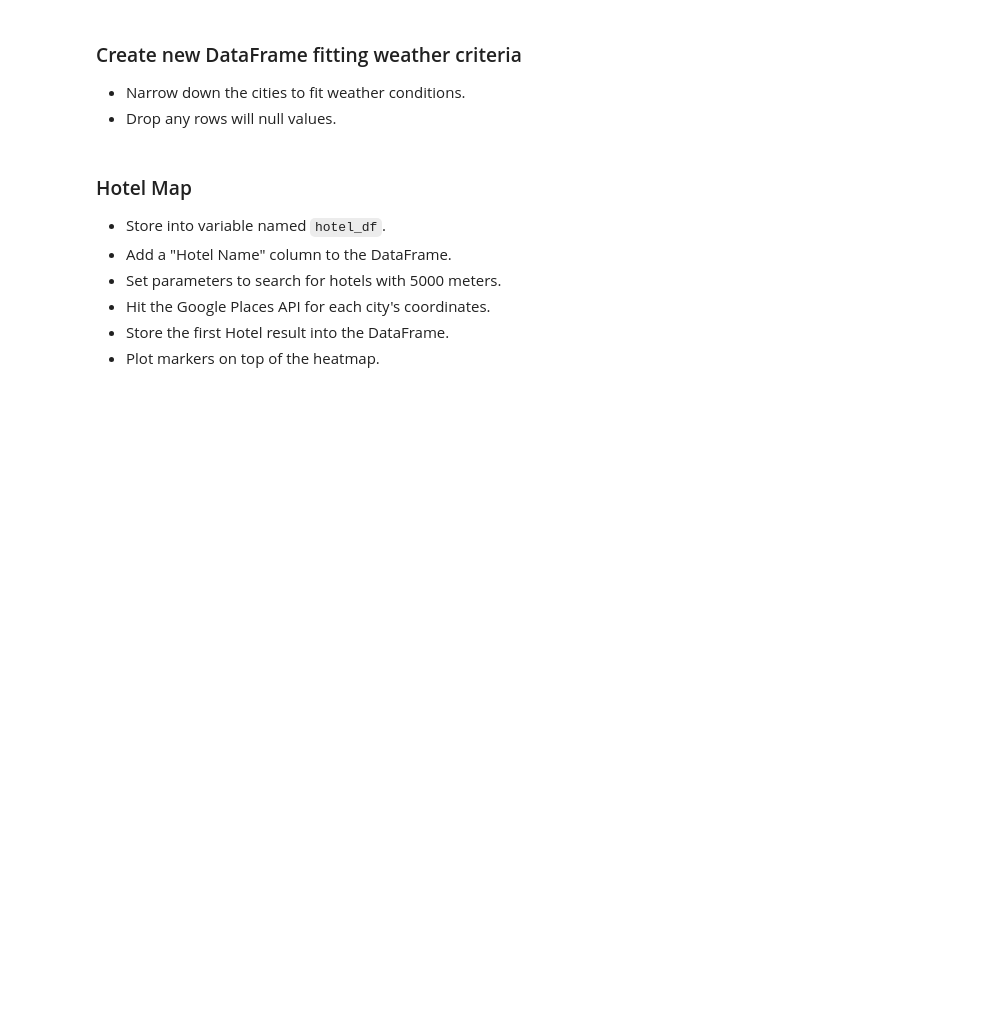
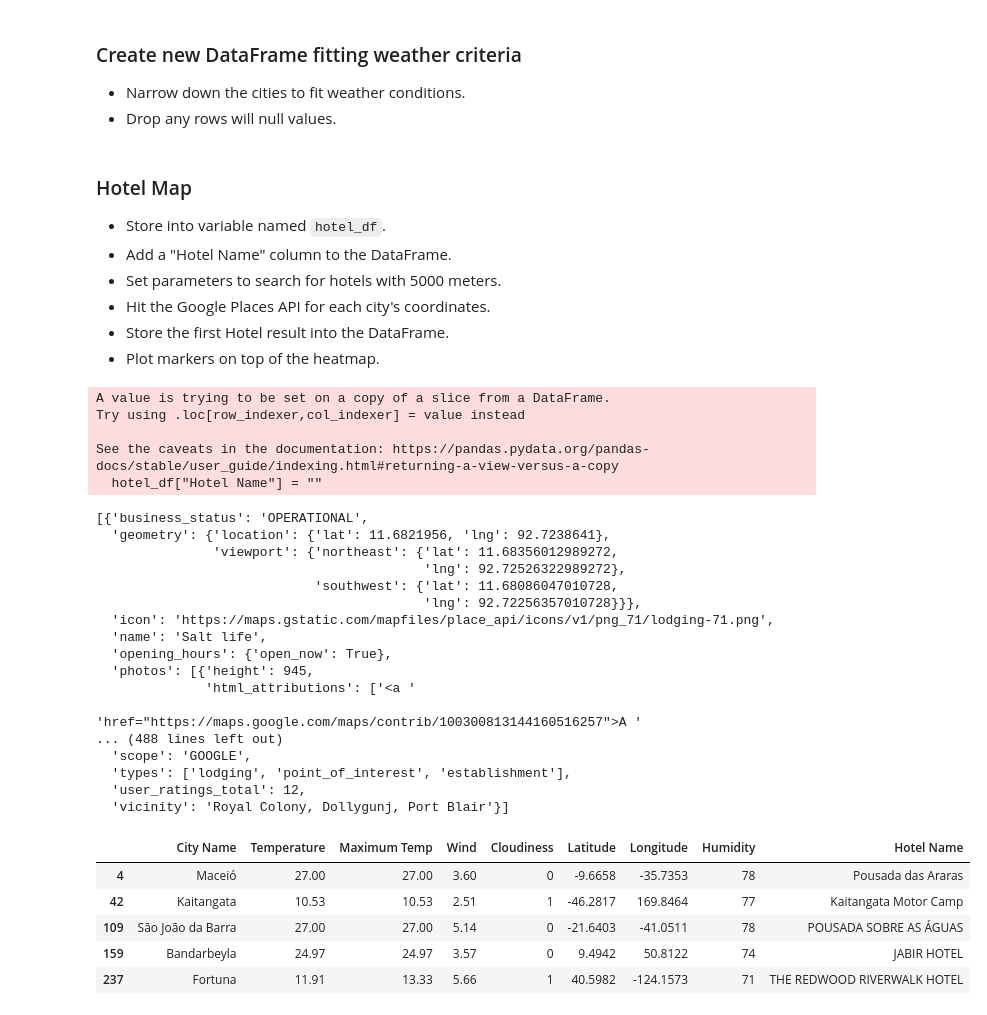
Before and after one commit to Loki-codes/python-API-Homework, a Jupyter notebook: 06-Python-APIs copy/Instructions/starter_code/VacationPy.ipynb, the cells around one changed output. Saved outputs shown, nothing was run; the diff lists cells and outputs as text; code cells hidden in the pictures; blank space fills up the shorter version.

```diff
--- a/06-Python-APIs copy/Instructions/starter_code/VacationPy.ipynb
+++ b/06-Python-APIs copy/Instructions/starter_code/VacationPy.ipynb
@@ -46,3 +52,7 @@ fig.add_layer(gmaps.heatmap_layer(locations, weights=weights))
 fig
 # %% [output]
 [interactive output not drawn]
+# %%
+#I like a little bit of couds so I made the coul
+ndf = df.loc[((df['Humidity']< 80) & (df['Humidity'] > 70) & (df['Wind']< 10) & (df['Cloudiness']< 10)& (df['Temperature'] > 10))]
+ndf.head()
@@ -58,6 +75,57 @@ fig
 * Hit the Google Places API for each city's coordinates.
 * Store the first Hotel result into the DataFrame.
 * Plot markers on top of the heatmap.
+# %%
+hotel_df = ndf
+hotel_df.reset_index()
+hotel_df["Hotel Name"] = ""
+
+
+
+for index, row in hotel_df.iterrows():
+    try:
+        target_city = row['City Name']
+        lat = row['Latitude']
+        lng = row['Longitude']
+        target_url = (f'https://maps.googleapis.com/maps/api/place/nearbysearch/json?location={lat},{lng}&keyword=Lodging&radius=5000&type=Lodging&key={g_key}')
+        #print(target_url)
+        request = requests.get(target_url).json()
+        hotel_df.loc[index, "Hotel Name"] = request['results'][0]['name']
+    except:
+        print()
+# %% [output]
+A value is trying to be set on a copy of a slice from a DataFrame.
+Try using .loc[row_indexer,col_indexer] = value instead
+
+See the caveats in the documentation: https://pandas.pydata.org/pandas-docs/stable/user_guide/indexing.html#returning-a-view-versus-a-copy
+  hotel_df["Hotel Name"] = ""
+# %%
+pprint(request['results'])
+hotel_df.head()
+# %% [output]
+[{'business_status': 'OPERATIONAL',
+  'geometry': {'location': {'lat': 11.6821956, 'lng': 92.7238641},
+               'viewport': {'northeast': {'lat': 11.68356012989272,
+                                          'lng': 92.72526322989272},
+                            'southwest': {'lat': 11.68086047010728,
+                                          'lng': 92.72256357010728}}},
+  'icon': 'https://maps.gstatic.com/mapfiles/place_api/icons/v1/png_71/lodging-71.png',
+  'name': 'Salt life',
+  'opening_hours': {'open_now': True},
+  'photos': [{'height': 945,
+              'html_attributions': ['<a '
+                                    'href="https://maps.google.com/maps/contrib/100300813144160516257">A '
+... (488 lines left out)
+  'scope': 'GOOGLE',
+  'types': ['lodging', 'point_of_interest', 'establishment'],
+  'user_ratings_total': 12,
+  'vicinity': 'Royal Colony, Dollygunj, Port Blair'}]
+|  | City Name | Temperature | Maximum Temp | Wind | Cloudiness | Latitude | Longitude | Humidity | Hotel Name |
+| 4 | Maceió | 27.00 | 27.00 | 3.60 | 0 | -9.6658 | -35.7353 | 78 | Pousada das Araras |
+| 42 | Kaitangata | 10.53 | 10.53 | 2.51 | 1 | -46.2817 | 169.8464 | 77 | Kaitangata Motor Camp |
+| 109 | São João da Barra | 27.00 | 27.00 | 5.14 | 0 | -21.6403 | -41.0511 | 78 | POUSADA SOBRE AS ÁGUAS |
+| 159 | Bandarbeyla | 24.97 | 24.97 | 3.57 | 0 | 9.4942 | 50.8122 | 74 | JABIR HOTEL |
+| 237 | Fortuna | 11.91 | 13.33 | 5.66 | 1 | 40.5982 | -124.1573 | 71 | THE REDWOOD RIVERWALK HOTEL |
 # %%
 # NOTE: Do not change any of the code in this cell
 
```
Also changed, not shown: parts of 7 cells of this notebook.
